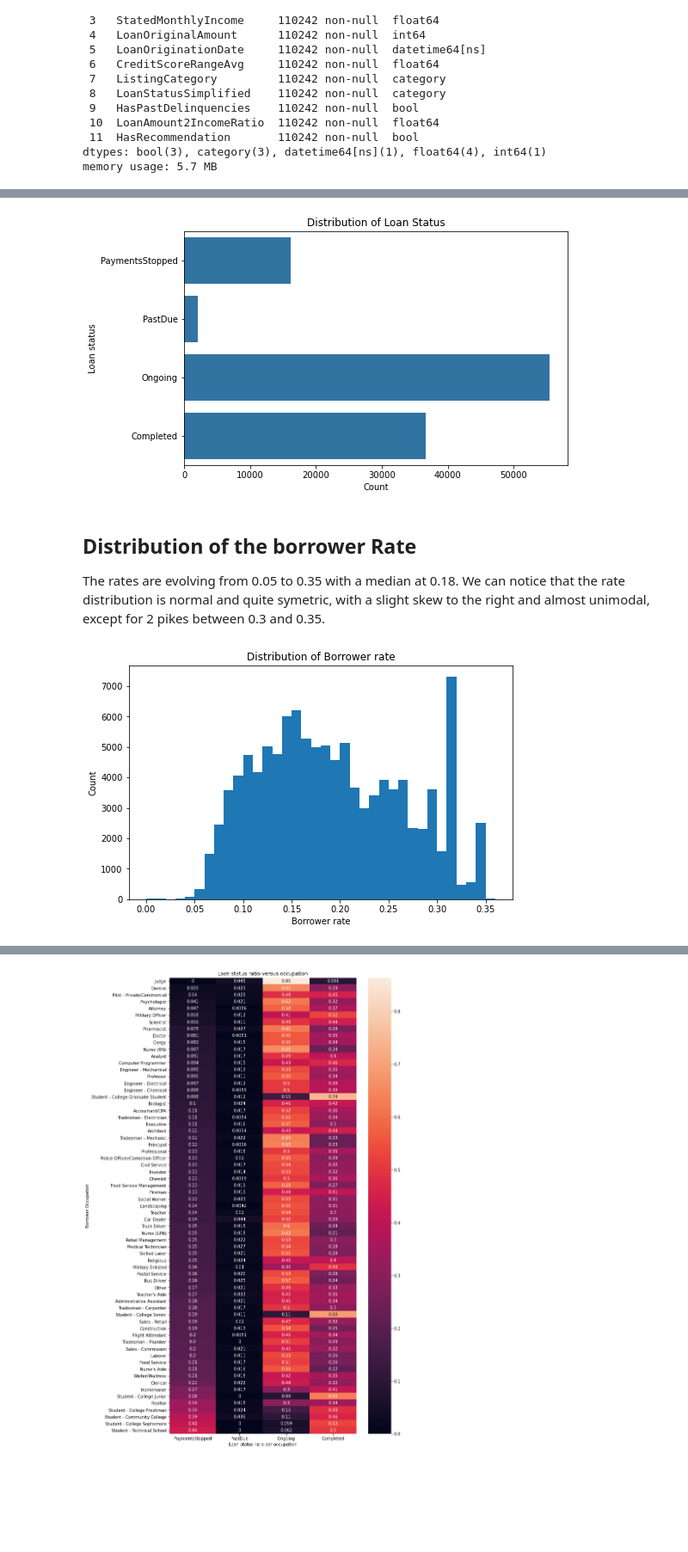
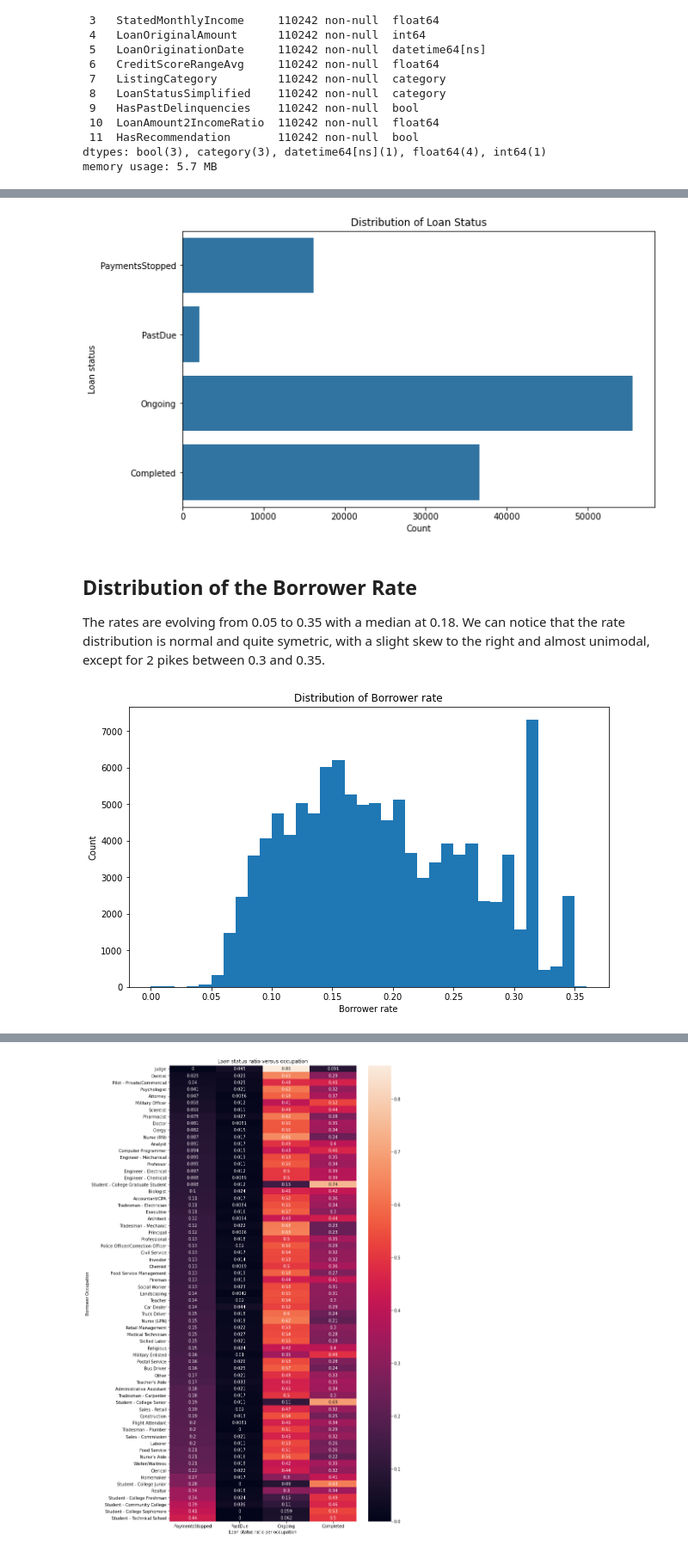
Before and after one commit to Simonmaignan/udacity-data-analysis, a Jupyter notebook: project-communicate-data-findings/data_explanation.ipynb, the cells around one changed output, grey strips where cells are left out. Shown at 86% size. Saved outputs shown, nothing was run; the diff lists cells and outputs as text; code cells hidden in the pictures; blank space fills up the shorter version.

```diff
--- a/project-communicate-data-findings/data_explanation.ipynb
+++ b/project-communicate-data-findings/data_explanation.ipynb
@@ -61,30 +61,27 @@ There are 5 different loan statuses:
 Most of the loans are ongoing or completed, but there are enough payments stopped statuses to investigate what causes the borrower to stop paying.
 # %%
 # Count plot of simplified loan statuses
-plt.figure(figsize=[8, 5]);
+plt.figure(figsize=[10, 6]);
 sb.countplot(data=df_loan_data, y='LoanStatusSimplified', color=base_color);
 plt.title('Distribution of Loan Status');
 plt.ylabel('Loan status');
-#plt.yticks(['PaymentsStopped', 'PastDue', 'Ongoing', 'Completed'],
-#           ['Payments Stopped', 'Past Due', 'Ongoing', 'Completed'])
-#plt.yticks(labels=['Payments Stopped', 'Past Due', 'Ongoing', 'Completed'])
 plt.xlabel('Count');
 # %% [output]
-[figure, old version]
+[figure, new version]
 # %% [markdown]
-## Distribution of the borrower Rate
+## Distribution of the Borrower Rate
 The rates are evolving from 0.05 to 0.35 with a median at 0.18.
 We can notice that the rate distribution is normal and quite symetric, with a slight skew to the right and almost unimodal, except for 2 pikes between 0.3 and 0.35.
 # %%
 # Histogram of the borrower rate
 bin_step = 0.01
 bins = np.arange(df_loan_data.BorrowerRate.min(), df_loan_data.BorrowerRate.max() + bin_step, bin_step);
 
-plt.figure(figsize=[8, 5]);
+plt.figure(figsize=[10, 6]);
 plt.hist(data=df_loan_data, x='BorrowerRate', color=base_color, bins=bins);
 plt.title('Distribution of Borrower rate');
 plt.ylabel('Count');
 plt.xlabel('Borrower rate');
 # %% [output]
-[figure, old version]
+[figure, new version]
 # %% [markdown]
```
Also changed, not shown: parts of 9 cells of this notebook, 1 other file.
